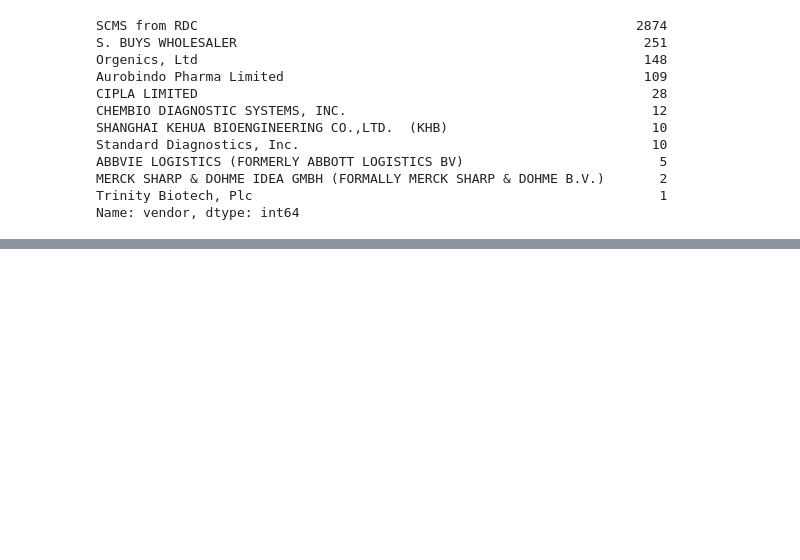
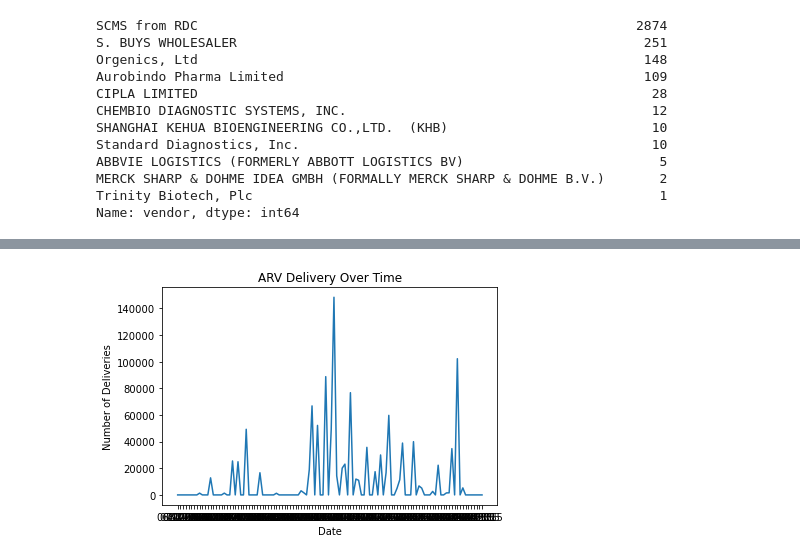
Before and after one commit to SBeyzaU/Demand-Forecasting, a Jupyter notebook: Working.ipynb, the cells around one changed output, grey strips where cells are left out. Cells and saved outputs as stored; diff of their text form; code cells hidden in the pictures; blank space fills up the shorter version.

```diff
--- a/Working.ipynb
+++ b/Working.ipynb
@@ -248,0 +336,18 @@ df.head()#SANITY CHECK
+# %%
+ts_df = df.pivot_table(index='delivered to client date', columns='product group', values='line item quantity')
+ts_df = ts_df.asfreq('MS', fill_value=0)
+ts_df.index = pd.to_datetime(ts_df.index, format="%d-%m-%Y").strftime("%m-%Y")
+ts_df = ts_df.rename_axis("delivery date")
+ts_df = ts_df.fillna(0)
+# %%
+plt.plot(ts_df.index, ts_df['ARV'])
+
+# titles and labels
+plt.title('ARV Delivery Over Time')
+plt.xlabel('Date')
+plt.ylabel('Number of Deliveries')
+
+
+plt.show()
+# %% [output]
+[figure, added]
```
Also changed, not shown: parts of 32 cells of this notebook.
